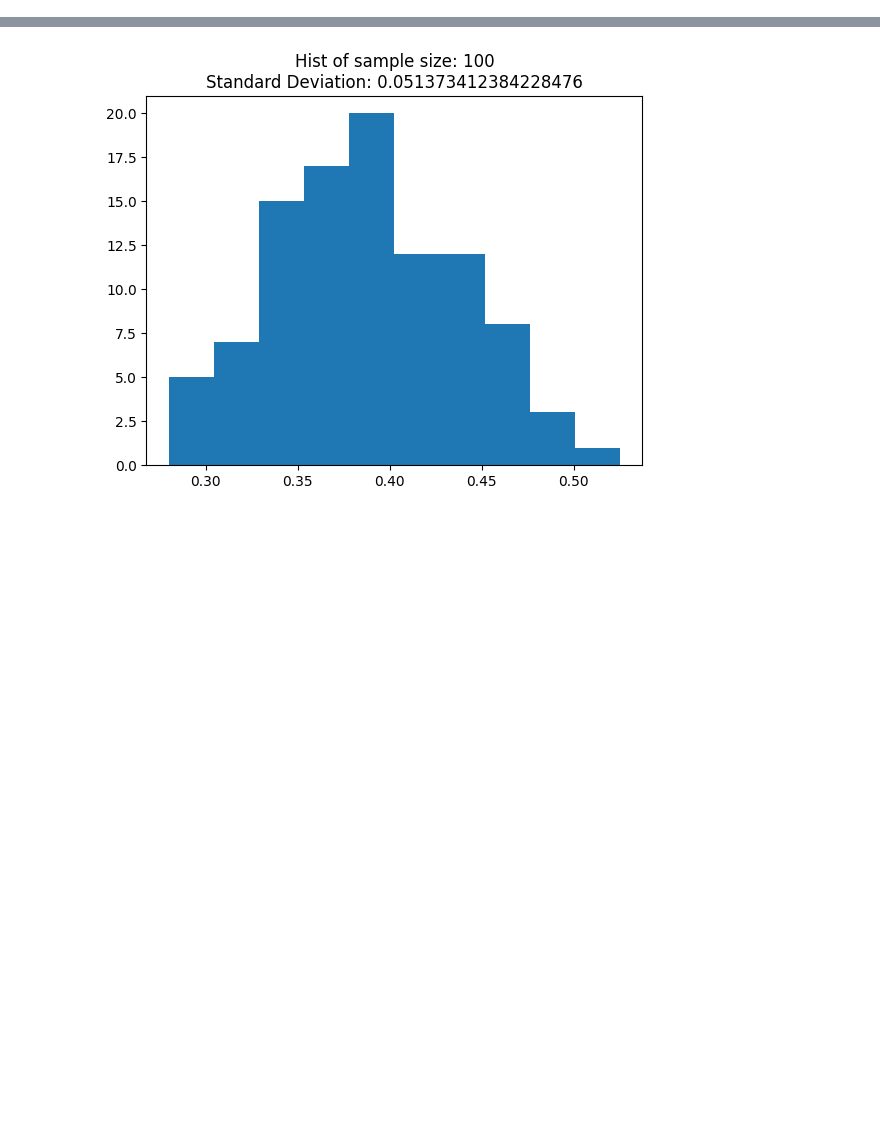
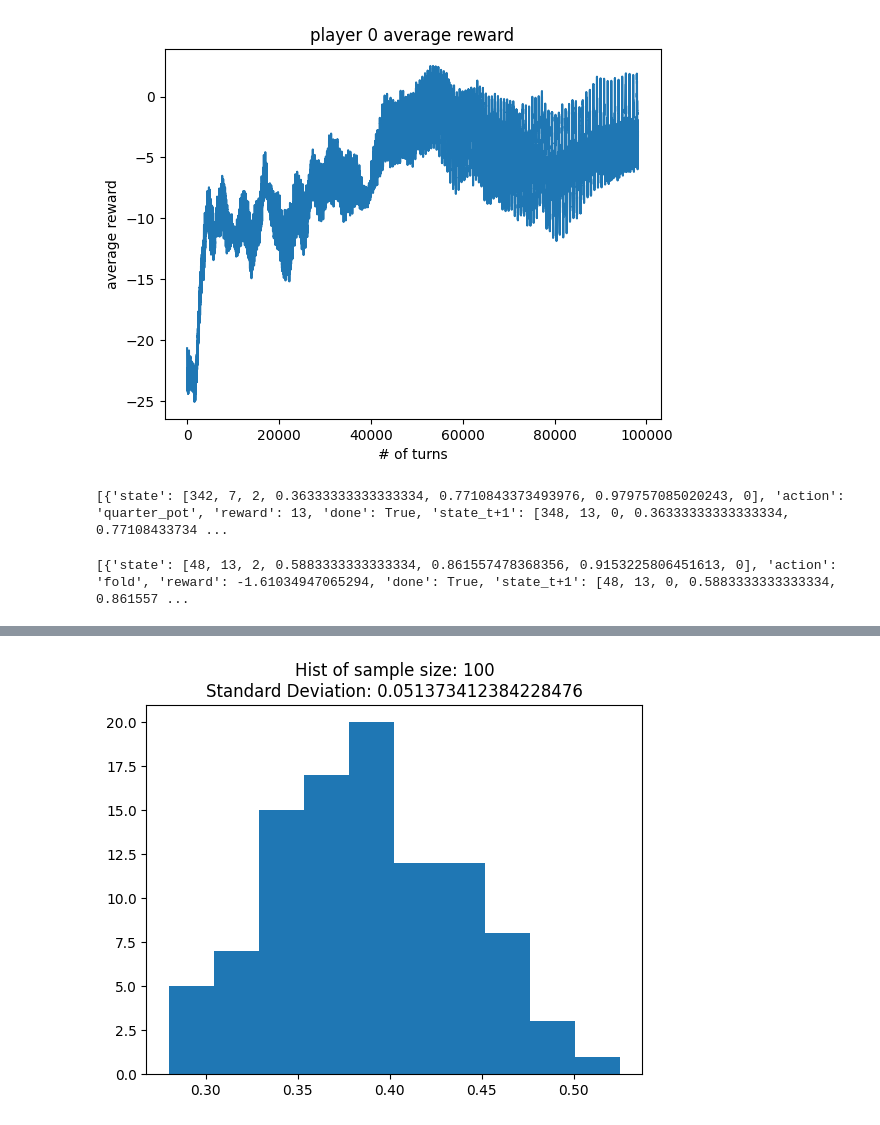
Before and after one commit to aidanholc/ReinforcementLearningFinalProject, a Jupyter notebook: environment.ipynb, the cells around one changed output, grey strips where cells are left out. Saved outputs shown, nothing was run; the diff lists cells and outputs as text; code cells hidden in the pictures; blank space fills up the shorter version.

Commit message:
Running code. Different reward function code still in

```diff
--- a/environment.ipynb
+++ b/environment.ipynb
@@ -2,7 +2,11 @@
 from pokerkit import *
 import numpy as np
 from tqdm import tqdm
+import copy
 from concurrent.futures import ProcessPoolExecutor
+
+# Environment
+from environment import PokerEnvironment
 
 # Visualizations
 import matplotlib.pyplot as plt
@@ -13,4 +17,10 @@ import torch.nn as nn
 import torch.optim as optim
 import torch.nn.functional as F
 from torch.utils.data import DataLoader, TensorDataset
+
+from frozendict import frozendict
+from collections import deque
+
+# Hardcode possible actions
+ACTIONS = ['fold','check_or_call','quarter_pot','half_pot','pot','two_pot','all_in']
 # %%
@@ -275,0 +699,12 @@ list(Card.parse('3dKc2d'))
+# %%
+agent_0_all_states = list()
+agent_1_all_states = list()
+for j in range(5):
+    for i in range(50):
+        print(f'iteration {i}')
+        agent_0_states, agent_1_states = episode(dqn_agent, dqn_agent_1, poker)
+       # dqn_agent.D.extend(agent_0_states)
+        dqn_agent_1.D.extend(agent_1_states)
+        agent_0_all_states.extend(agent_0_states)
+        agent_1_all_states.extend(agent_1_states)
+        poker.reset()
@@ -275,0 +729,4 @@ list(Card.parse('3dKc2d'))
+# %%
+rewards = list()
+for tup in agent_0_all_states:
+    rewards.append(tup['reward'])
@@ -275,0 +737,23 @@ list(Card.parse('3dKc2d'))
+# %%
+def get_conv_avg_reward(rewards, conv_size):
+    avg_rewards = list()
+    for i in range(len(rewards)-conv_size):
+        avg_rewards.append(np.mean(rewards[i:i+conv_size]))
+    return avg_rewards
+# %%
+avg_rewards = get_conv_avg_reward(rewards, 1000)
+plt.plot(np.arange(len(avg_rewards)),avg_rewards)
+plt.title('player 0 average reward')
+plt.xlabel('# of turns')
+plt.ylabel('average reward')
+plt.show()
+# %% [output]
+[figure, added]
+# %%
+print(agent_0_all_states[-10:])
+# %% [output]
+[{'state': [342, 7, 2, 0.36333333333333334, 0.7710843373493976, 0.979757085020243, 0], 'action': 'quarter_pot', 'reward': 13, 'done': True, 'state_t+1': [348, 13, 0, 0.36333333333333334, 0.77108433734 ...
+# %%
+print(agent_1_all_states[-10:])
+# %% [output]
+[{'state': [48, 13, 2, 0.5883333333333334, 0.861557478368356, 0.9153225806451613, 0], 'action': 'fold', 'reward': -1.61034947065294, 'done': True, 'state_t+1': [48, 13, 0, 0.5883333333333334, 0.861557 ...
```
Also changed, not shown: parts of 33 cells of this notebook, 1 other file.
